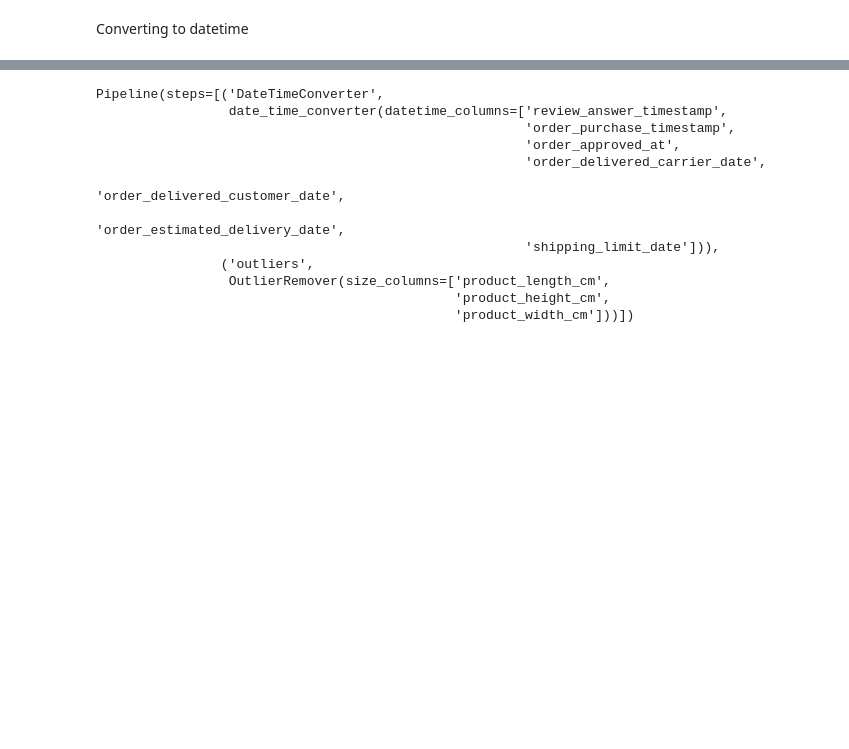
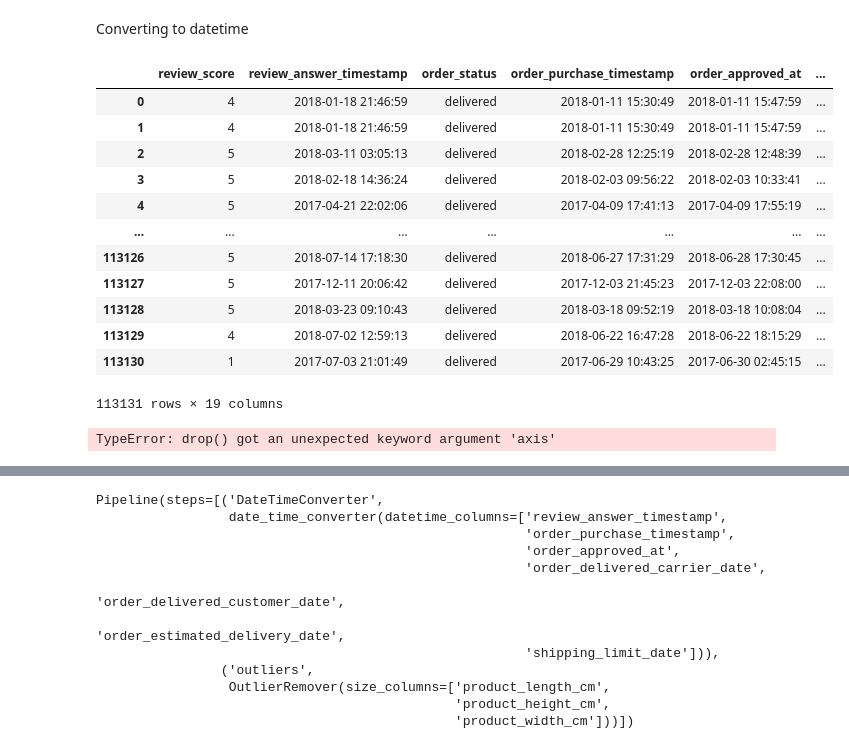
Before and after one commit to Skronski/e_commerce, a Jupyter notebook: 00_programs/customer_satisfaction.ipynb, the cells around one changed output, grey strips where cells are left out. Saved outputs shown, nothing was run; the diff lists cells and outputs as text; code cells hidden in the pictures; blank space fills up the shorter version.

Commit message:
pipeline war

```diff
--- a/00_programs/customer_satisfaction.ipynb
+++ b/00_programs/customer_satisfaction.ipynb
@@ -181,6 +187,22 @@ class size_transformer(BaseEstimator, TransformerMixin):
             * X_transformed["product_width_cm"]
         )
         return X_transformed
+# %%
+df
+# %% [output]
+|  | review_score | review_answer_timestamp | order_status | order_purchase_timestamp | order_approved_at | ... |
+| 0 | 4 | 2018-01-18 21:46:59 | delivered | 2018-01-11 15:30:49 | 2018-01-11 15:47:59 | ... |
+| 1 | 4 | 2018-01-18 21:46:59 | delivered | 2018-01-11 15:30:49 | 2018-01-11 15:47:59 | ... |
+| 2 | 5 | 2018-03-11 03:05:13 | delivered | 2018-02-28 12:25:19 | 2018-02-28 12:48:39 | ... |
+| 3 | 5 | 2018-02-18 14:36:24 | delivered | 2018-02-03 09:56:22 | 2018-02-03 10:33:41 | ... |
+| 4 | 5 | 2017-04-21 22:02:06 | delivered | 2017-04-09 17:41:13 | 2017-04-09 17:55:19 | ... |
+| ... | ... | ... | ... | ... | ... | ... |
+| 113126 | 5 | 2018-07-14 17:18:30 | delivered | 2018-06-27 17:31:29 | 2018-06-28 17:30:45 | ... |
+| 113127 | 5 | 2017-12-11 20:06:42 | delivered | 2017-12-03 21:45:23 | 2017-12-03 22:08:00 | ... |
+| 113128 | 5 | 2018-03-23 09:10:43 | delivered | 2018-03-18 09:52:19 | 2018-03-18 10:08:04 | ... |
+| 113129 | 4 | 2018-07-02 12:59:13 | delivered | 2018-06-22 16:47:28 | 2018-06-22 18:15:29 | ... |
+| 113130 | 1 | 2017-07-03 21:01:49 | delivered | 2017-06-29 10:43:25 | 2017-06-30 02:45:15 | ... |
+113131 rows × 19 columns
 # %%
 class RemoveOutliers(BaseEstimator, TransformerMixin):
     def __init__(self, threshold=3):
@@ -206,7 +228,7 @@ class RemoveOutliers(BaseEstimator, TransformerMixin):
 # Define numeric and categorical columns
 numeric_cols = df.select_dtypes(include=["int", "float"]).columns
 categorical_cols = df.select_dtypes(include=["object"]).columns
-
+numeric_cols.drop("review_score", axis=1)
 # Define transformers for numeric and categorical columns
 numeric_transformer = Pipeline(steps=[("outlier_remover", RemoveOutliers())])
 obj_transformer = Pipeline(steps=[("obj", size_transformer())])
@@ -217,9 +239,18 @@ preprocessor = ColumnTransformer(
         ("obj", obj_transformer, size_columns),
     ]
 )
+# Define the final pipeline
+pipeline = Pipeline(
+    steps=[("preprocessor", preprocessor), ("regressor", RandomForestRegressor())]
+)  # Use RandomForestRegressor for regression
 
-# Define final pipeline
-pipeline = Pipeline(steps=[("preprocessor", preprocessor)])
+# Drop non-numeric columns
+numeric_df = df.select_dtypes(include=["int", "float"])
 
-# Fit and transform data using pipeline
-transformed_data = pipeline.fit_transform(df)
+
+X = numeric_df.drop("review_score", axis=1)
+y = numeric_df["review_score"]
+pipeline.fit(X, y)
+predictions = pipeline.predict(y)
+# %% [output]
+TypeError: drop() got an unexpected keyword argument 'axis'
```
Also changed, not shown: parts of 10 cells of this notebook, 1 other file.
